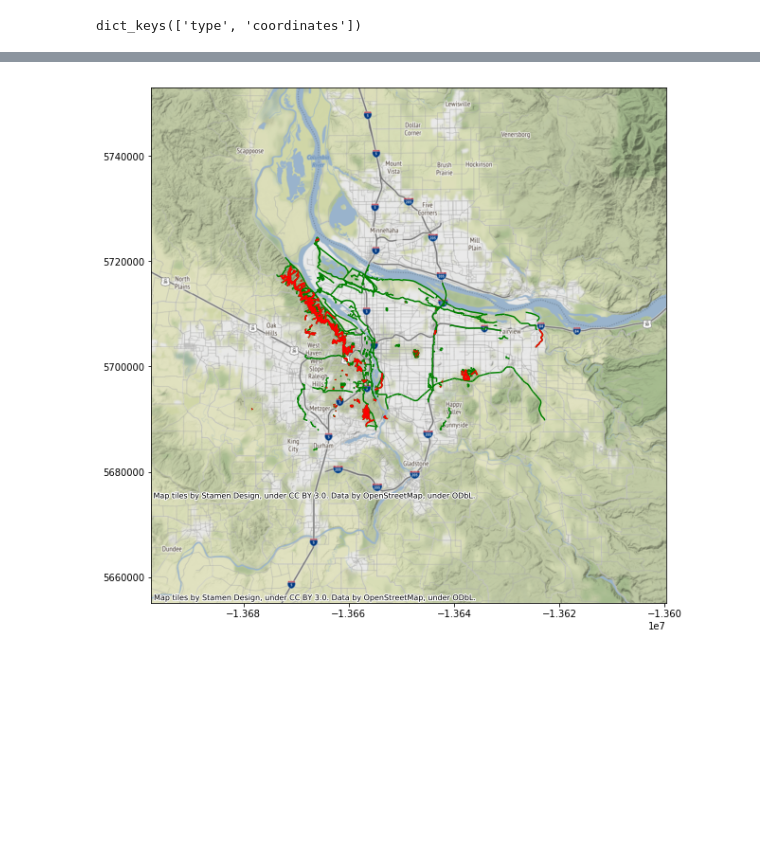
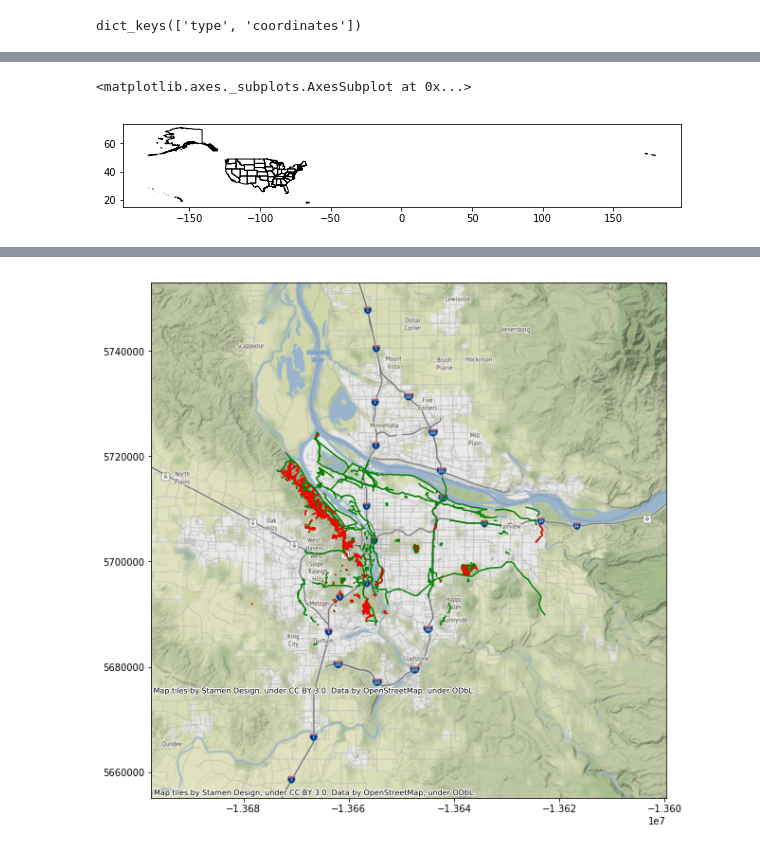
Before and after one commit to mhweber/GIS_Workgroup2019, a Jupyter notebook: Marc_GIS_Workgroup_2019.ipynb, the cells around one changed output, grey strips where cells are left out. Cells and saved outputs as stored; diff of their text form; code cells hidden in the pictures; blank space fills up the shorter version.

```diff
--- a/Marc_GIS_Workgroup_2019.ipynb
+++ b/Marc_GIS_Workgroup_2019.ipynb
@@ -241,0 +178,9 @@ trails = gpd.read_file(url)
+# %%
+url = "http://eric.clst.org/assets/wiki/uploads/Stuff/gz_2010_us_040_00_500k.json"
+states = gpd.read_file(url)
+# %%
+# Display
+states.plot(figsize=(10,10), color='none', edgecolor='black')
+# %% [output]
+<matplotlib.axes._subplots.AxesSubplot at 0x...>
+[figure, added]
```
Also changed, not shown: parts of 57 cells of this notebook.
